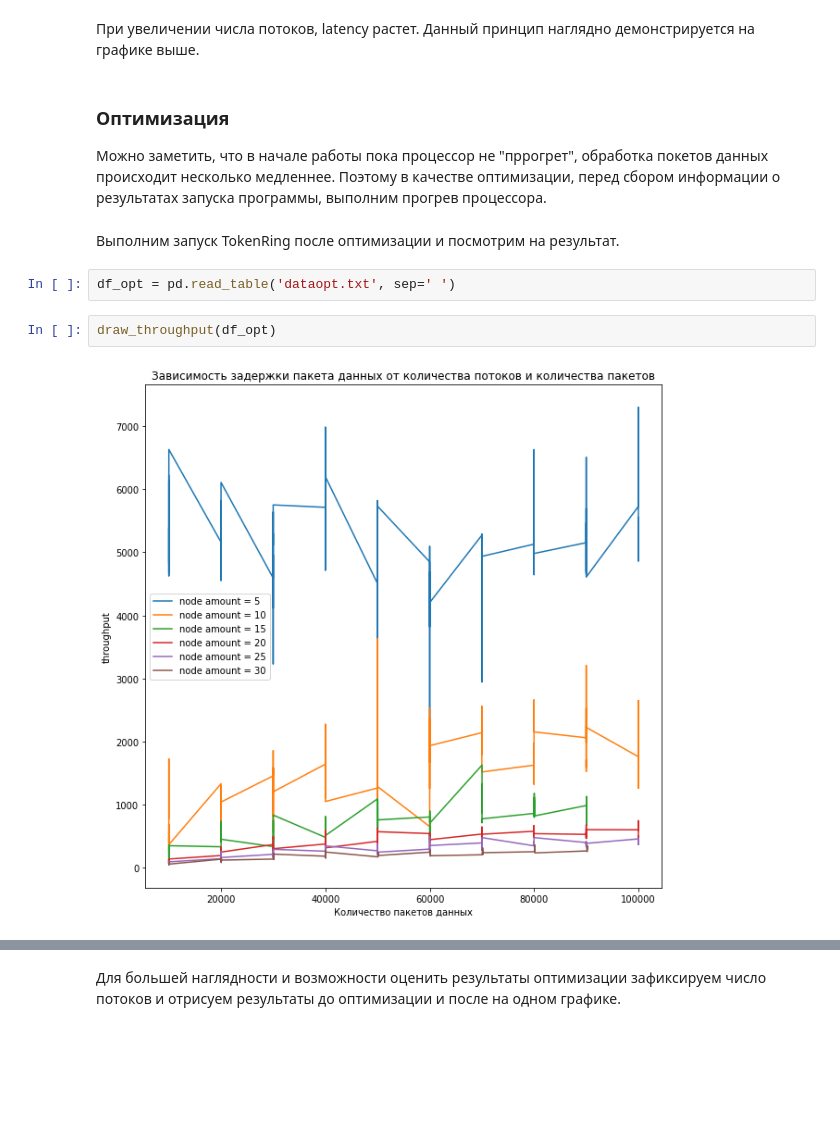
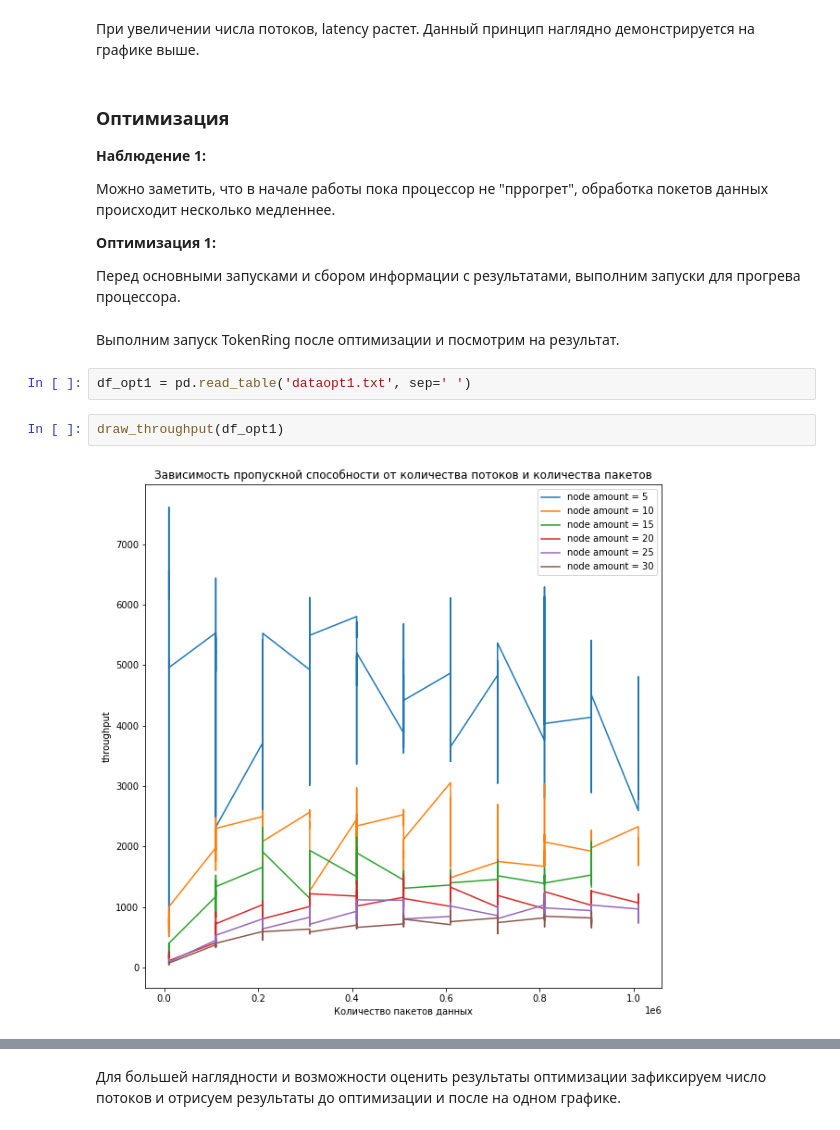
Before and after one commit to Anastasia-98Moiseeva/TokenRing, a Jupyter notebook: TokenRing.ipynb, the cells around one changed output, grey strips where cells are left out. Saved outputs shown, nothing was run; the diff lists cells and outputs as text; blank space fills up the shorter version.

```diff
--- a/TokenRing.ipynb
+++ b/TokenRing.ipynb
@@ -131,13 +131,19 @@ draw_latency(df)
 # %% [markdown]
 ### **Оптимизация**
 
-Можно заметить, что в начале работы пока процессор не "пррогрет", обработка покетов данных происходит несколько медленнее. Поэтому в качестве оптимизации, перед сбором информации о результатах запуска программы, выполним прогрев процессора.
+**Наблюдение 1:**
+
+Можно заметить, что в начале работы пока процессор не "пррогрет", обработка покетов данных происходит несколько медленнее.
+
+**Оптимизация 1:**
+
+Перед основными запусками и сбором информации с результатами, выполним запуски для прогрева процессора.
 # %% [markdown]
 Выполним запуск TokenRing после оптимизации и посмотрим на результат.
 # %%
-df_opt = pd.read_table('dataopt.txt', sep=' ')
+df_opt1 = pd.read_table('dataopt1.txt', sep=' ')
 # %%
-draw_throughput(df_opt)
+draw_throughput(df_opt1)
 # %% [output]
-[figure, old version]
+[figure, new version]
 # %%
```
Also changed, not shown: parts of 29 cells of this notebook, 2 other files.
